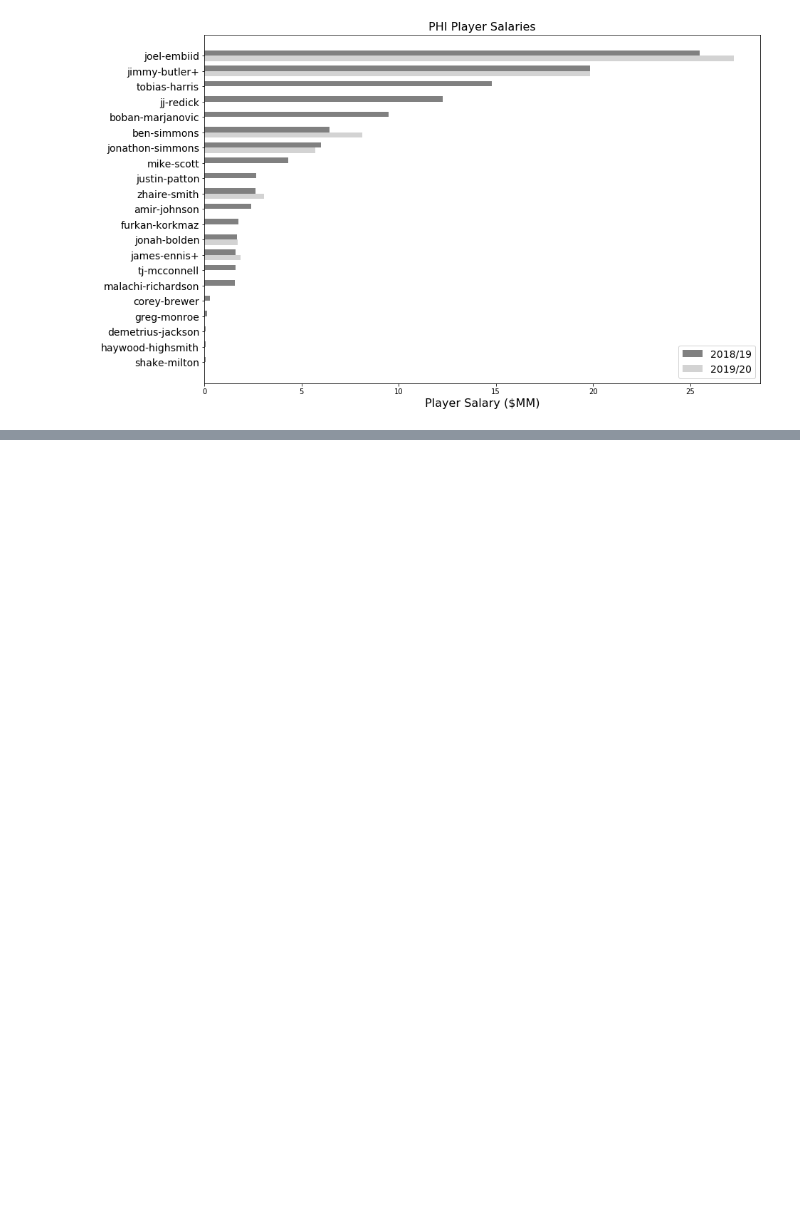
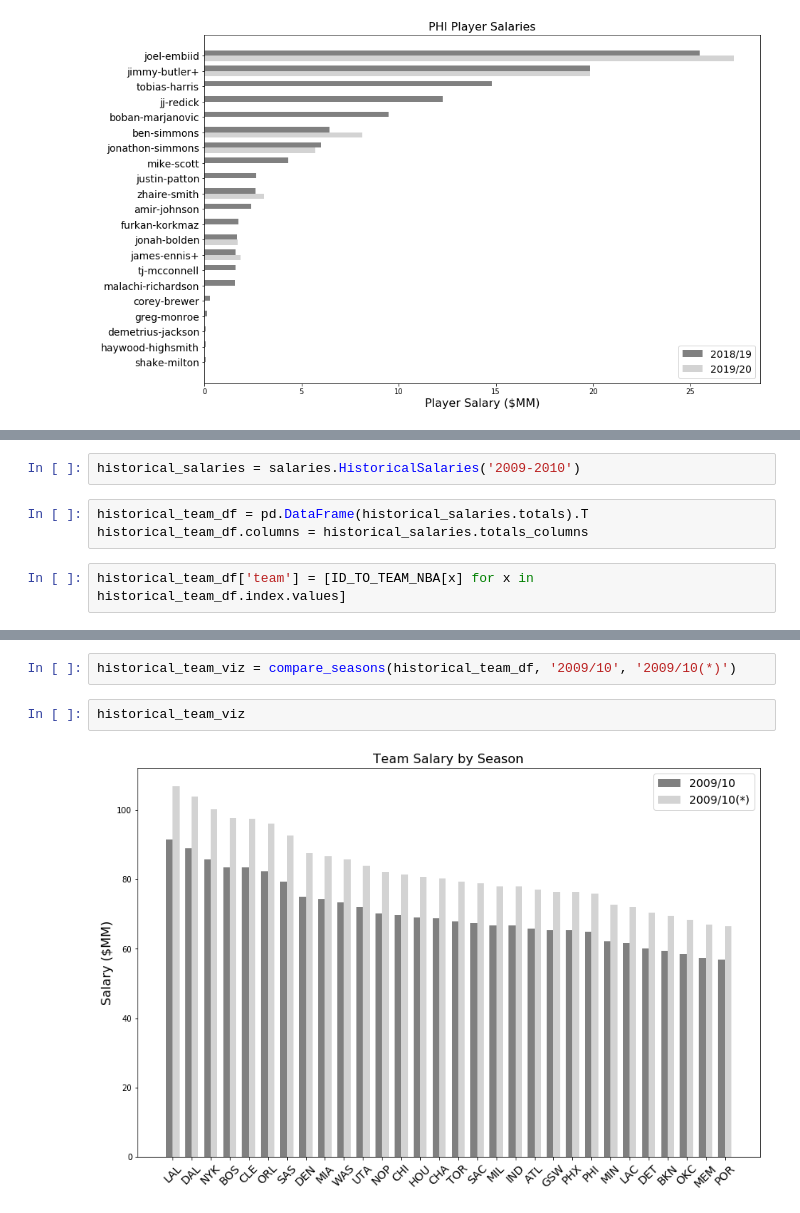
Before and after one commit to basketballrelativity/salaries, a Jupyter notebook: nba_salary.ipynb, the cells around one changed output, grey strips where cells are left out. Cells and saved outputs as stored; diff of their text form; blank space fills up the shorter version.

Commit message:
finishing salaries tutorical

```diff
--- a/nba_salary.ipynb
+++ b/nba_salary.ipynb
@@ -169,0 +172,7 @@ player_viz
+# %%
+historical_salaries = salaries.HistoricalSalaries('2009-2010')
+# %%
+historical_team_df = pd.DataFrame(historical_salaries.totals).T
+historical_team_df.columns = historical_salaries.totals_columns
+# %%
+historical_team_df['team'] = [ID_TO_TEAM_NBA[x] for x in historical_team_df.index.values]
@@ -169,0 +188,6 @@ player_viz
+# %%
+historical_team_viz = compare_seasons(historical_team_df, '2009/10', '2009/10(*)')
+# %%
+historical_team_viz
+# %% [output]
+[figure, added]
```
Also changed, not shown: parts of 12 cells of this notebook, 2 other files.
